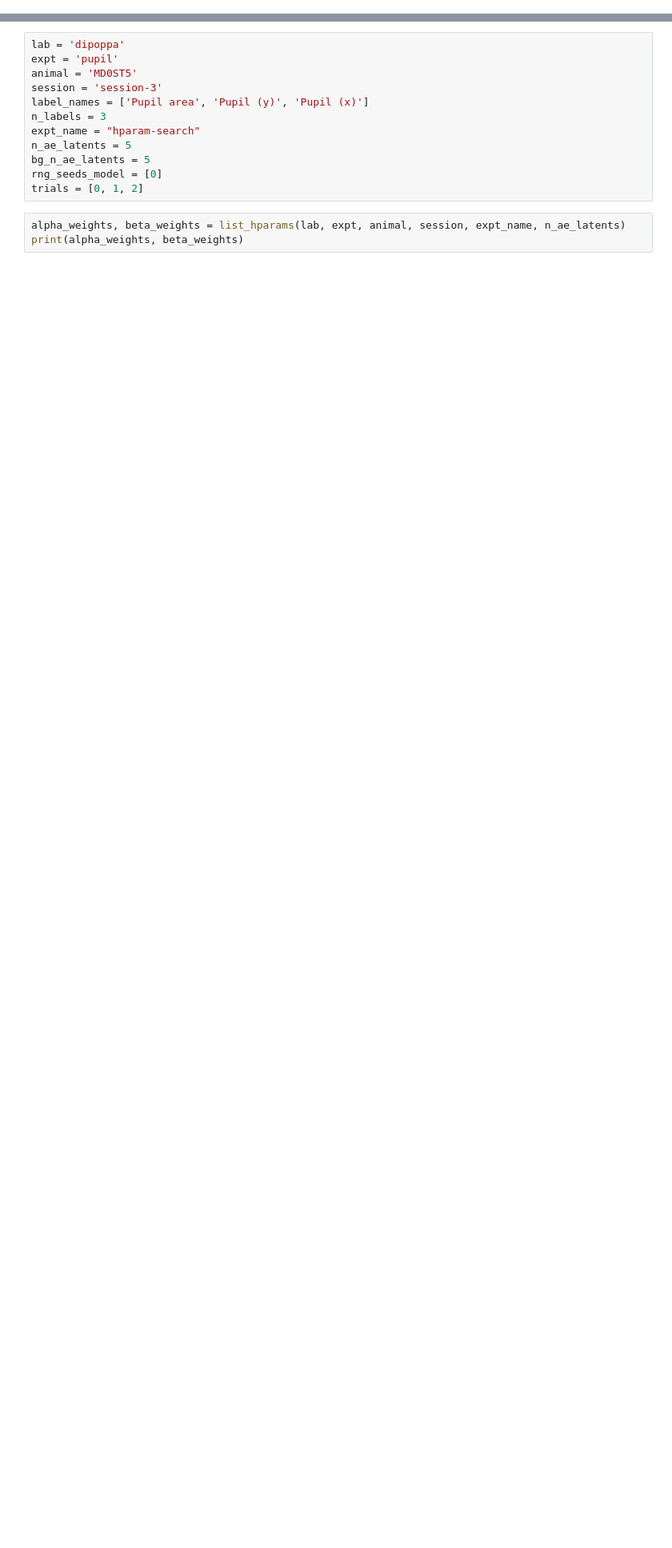
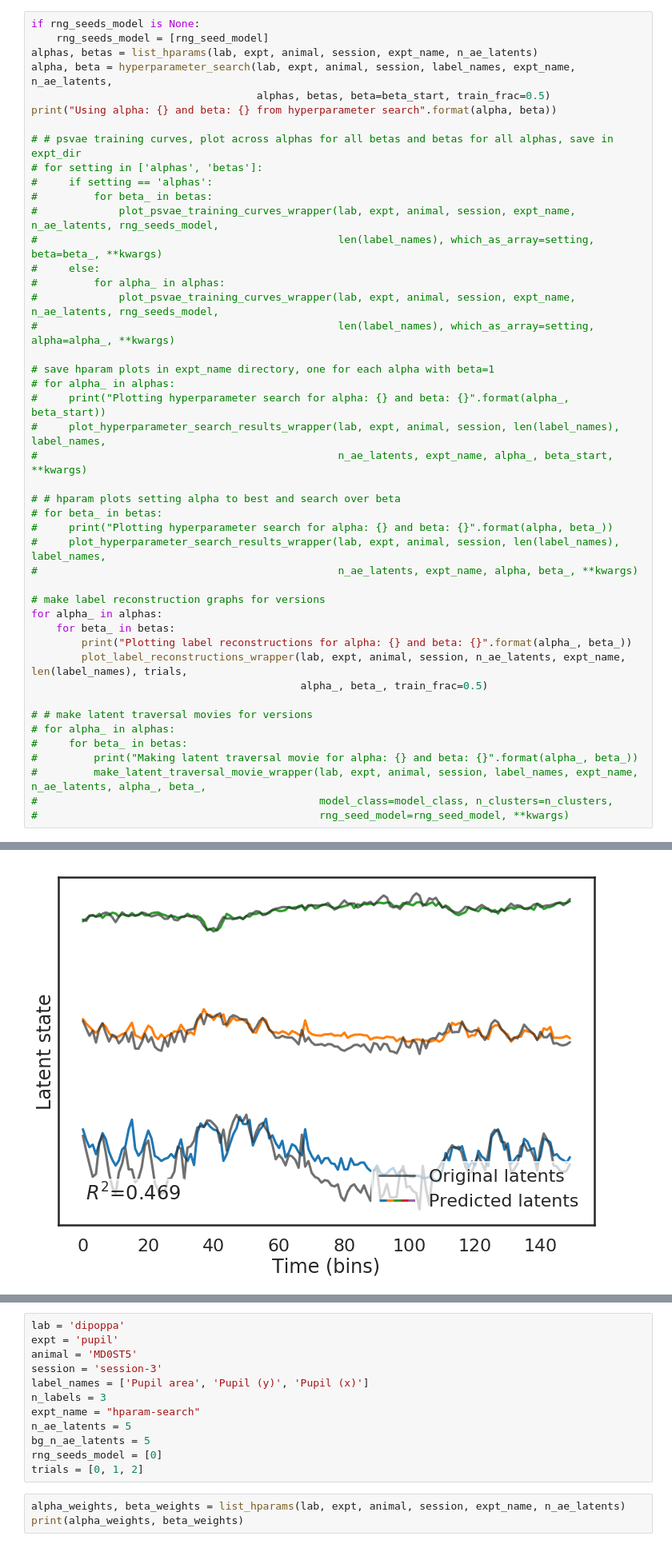
Before and after one commit to johnlyzhou/behavenet_neurocaas, a Jupyter notebook: test.ipynb, the cells around one changed output, grey strips where cells are left out. Shown at 80% size. Drawn from its saved outputs; the diff is of its cells as text; blank space fills up the shorter version.

```diff
--- a/test.ipynb
+++ b/test.ipynb
@@ -14,0 +54,46 @@ from nogamma.search_utils_nogamma import list_hparams, get_meta_tags
+# %%
+if rng_seeds_model is None:
+    rng_seeds_model = [rng_seed_model]
+alphas, betas = list_hparams(lab, expt, animal, session, expt_name, n_ae_latents)
+alpha, beta = hyperparameter_search(lab, expt, animal, session, label_names, expt_name, n_ae_latents,
+                                    alphas, betas, beta=beta_start, train_frac=0.5)
+print("Using alpha: {} and beta: {} from hyperparameter search".format(alpha, beta))
+
+# # psvae training curves, plot across alphas for all betas and betas for all alphas, save in expt_dir
+# for setting in ['alphas', 'betas']:
+#     if setting == 'alphas':
+#         for beta_ in betas:
+#             plot_psvae_training_curves_wrapper(lab, expt, animal, session, expt_name, n_ae_latents, rng_seeds_model,
+#                                                len(label_names), which_as_array=setting, beta=beta_, **kwargs)
+#     else:
+#         for alpha_ in alphas:
+#             plot_psvae_training_curves_wrapper(lab, expt, animal, session, expt_name, n_ae_latents, rng_seeds_model,
+#                                                len(label_names), which_as_array=setting, alpha=alpha_, **kwargs)
+
+# save hparam plots in expt_name directory, one for each alpha with beta=1
+# for alpha_ in alphas:
+#     print("Plotting hyperparameter search for alpha: {} and beta: {}".format(alpha_, beta_start))
+#     plot_hyperparameter_search_results_wrapper(lab, expt, animal, session, len(label_names), label_names,
+#                                                n_ae_latents, expt_name, alpha_, beta_start, **kwargs)
+
+# # hparam plots setting alpha to best and search over beta
+# for beta_ in betas:
+#     print("Plotting hyperparameter search for alpha: {} and beta: {}".format(alpha, beta_))
+#     plot_hyperparameter_search_results_wrapper(lab, expt, animal, session, len(label_names), label_names,
+#                                                n_ae_latents, expt_name, alpha, beta_, **kwargs)
+
+# make label reconstruction graphs for versions
+for alpha_ in alphas:
+    for beta_ in betas:
+        print("Plotting label reconstructions for alpha: {} and beta: {}".format(alpha_, beta_))
+        plot_label_reconstructions_wrapper(lab, expt, animal, session, n_ae_latents, expt_name, len(label_names), trials,
+                                           alpha_, beta_, train_frac=0.5)
+
+# # make latent traversal movies for versions
+# for alpha_ in alphas:
+#     for beta_ in betas:
+#         print("Making latent traversal movie for alpha: {} and beta: {}".format(alpha_, beta_))
+#         make_latent_traversal_movie_wrapper(lab, expt, animal, session, label_names, expt_name, n_ae_latents, alpha_, beta_,
+#                                             model_class=model_class, n_clusters=n_clusters,
+#                                             rng_seed_model=rng_seed_model, **kwargs)
+# %% [output]
@@ -14,0 +117 @@ from nogamma.search_utils_nogamma import list_hparams, get_meta_tags
+[figure, added]
```
Also changed, not shown: parts of 10 cells of this notebook, 4 other files.
